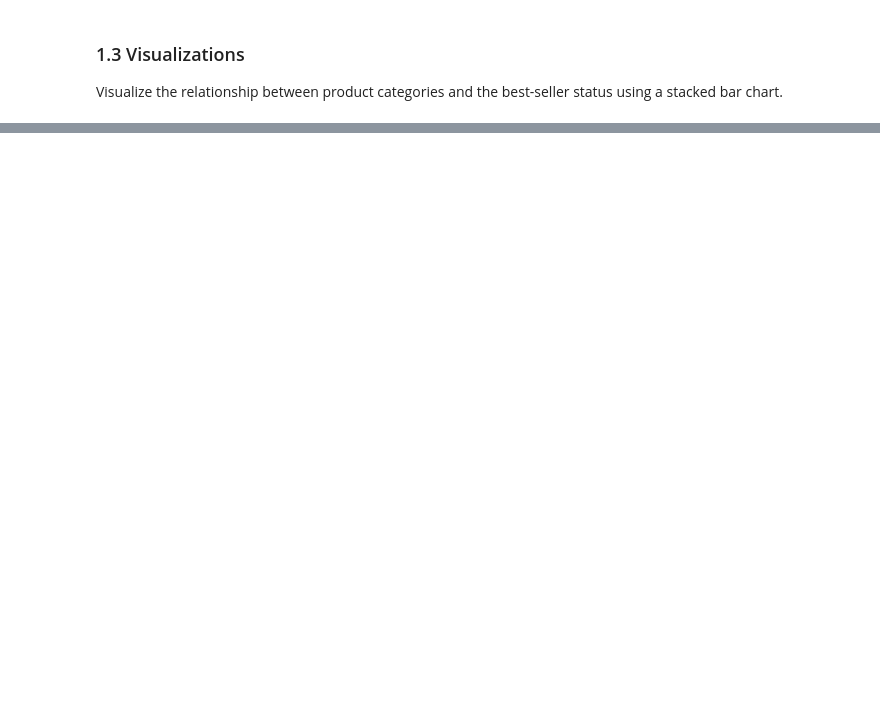
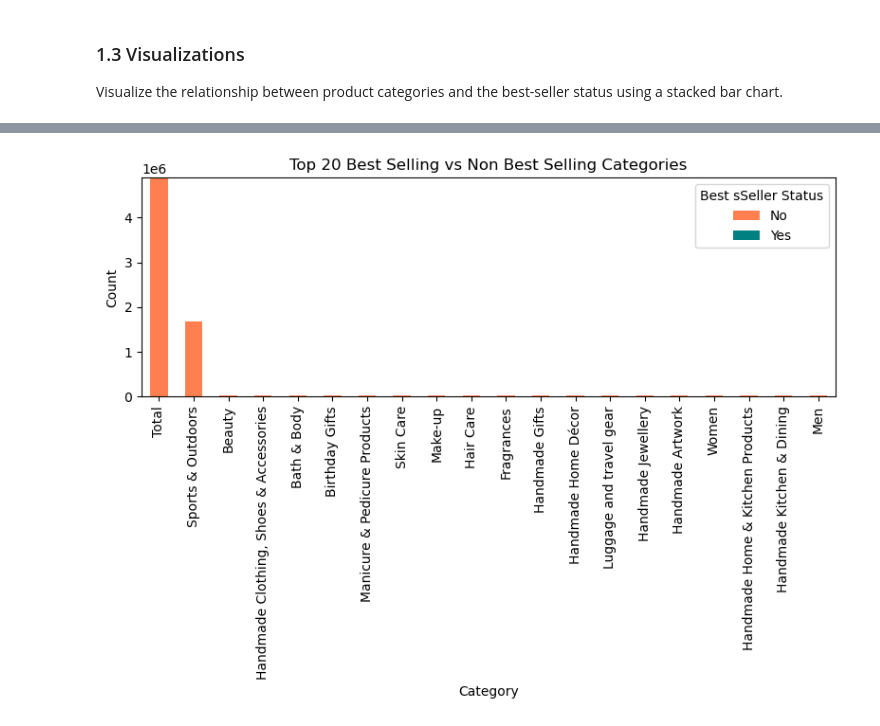
Before and after one commit to bruhu/lab-eda-bivariate, a Jupyter notebook: lab-eda-bivariate.ipynb, the cells around one changed output, grey strips where cells are left out. Cells and saved outputs as stored; diff of their text form; code cells hidden in the pictures; blank space fills up the shorter version.

```diff
--- a/lab-eda-bivariate.ipynb
+++ b/lab-eda-bivariate.ipynb
@@ -112,0 +123,23 @@ Visualize the relationship between product categories and the best-seller status
+# %%
+sorted_categories = contingency_table.sum(axis=1).sort_values(ascending=False)
+
+# Get the top 20 most representative categories (based on total count)
+top_20_categories = sorted_categories.head(20).index
+
+# Filter the contingency table to only include the top 20 categories
+top_20_contingency_table = contingency_table.loc[top_20_categories]
+
+# Plot a stacked bar chart
+ax = top_20_contingency_table.plot(kind='bar', stacked=True, figsize=(8, 6), color=['coral', 'teal'])
+
+# Customize the chart
+ax.set_title('Top 20 Best Selling vs Non Best Selling Categories')
+ax.set_xlabel('Category')
+ax.set_ylabel('Count')
+ax.legend(title='Best sSeller Status', labels=['No', 'Yes'])
+
+# Display the plot
+plt.tight_layout()
+plt.show()
+# %% [output]
+[figure, added]
```
Also changed, not shown: parts of 6 cells of this notebook.
